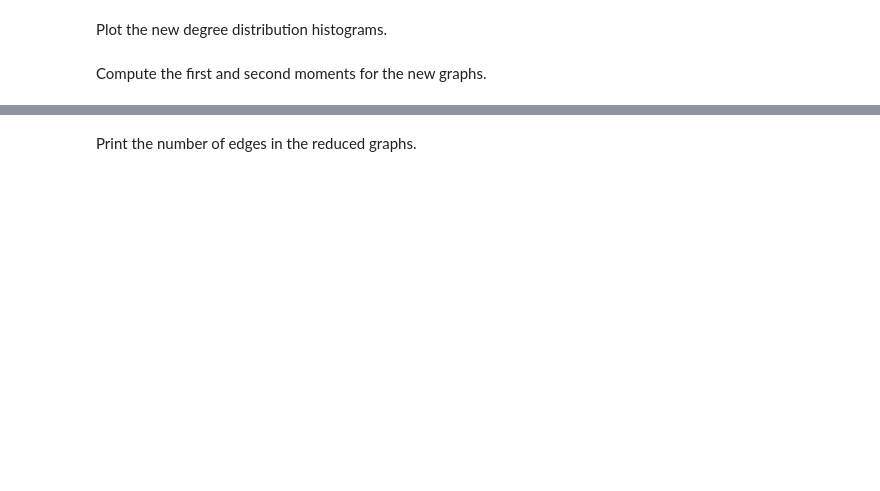
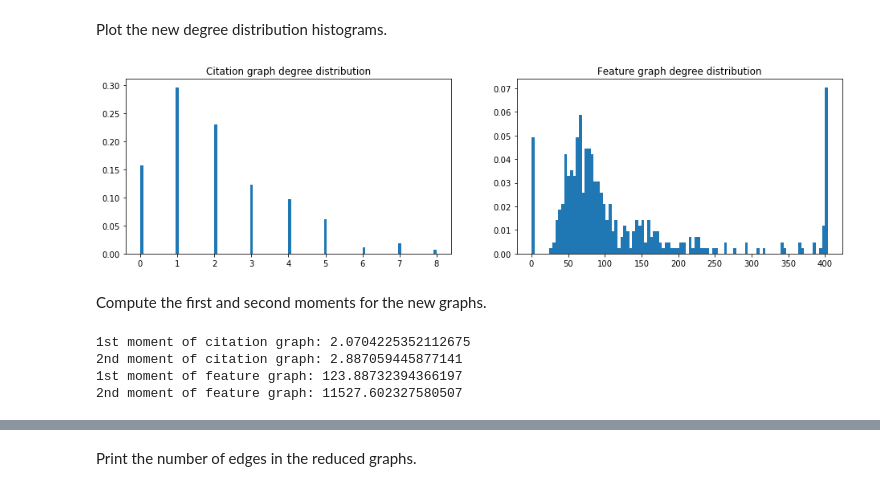
Before and after one commit to raphaelreis/ntds_2019, a Jupyter notebook: assignments/1_network_science.ipynb, the cells around one changed output, grey strips where cells are left out. Saved outputs shown, nothing was run; the diff lists cells and outputs as text; code cells hidden in the pictures; blank space fills up the shorter version.

```diff
--- a/assignments/1_network_science.ipynb
+++ b/assignments/1_network_science.ipynb
@@ -174,6 +215,6 @@ print(f"Number of edges in the citation graph: {num_edges_citation}")
 # %% [markdown]
 Plot the degree distribution histogram for each of the graphs.
 # %%
-def get_degree_distribution(A_matrix):
+def get_degree_sequence(A_matrix):
     return pd.DataFrame(A_matrix).sum()
 # %%
@@ -252,19 +326,37 @@ axes[1, 1].spy(reduced_A_citation);
 # %% [markdown]
 Plot the new degree distribution histograms.
 # %%
-reduced_degrees_feat = get_degree_distribution(reduced_A_feature)
-reduced_degrees_cit = get_degree_distribution(reduced_A_citation)
+reduced_degrees_feat = get_degree_sequence(reduced_A_feature)
+reduced_degrees_cit = get_degree_sequence(reduced_A_citation)
 
 deg_hist_normalization = np.ones(reduced_degrees_feat.shape[0])/reduced_degrees_feat.shape[0]
 
 
 fig, axes = plt.subplots(1, 2, figsize=(16, 4))
 axes[0].set_title('Citation graph degree distribution')
-axes[0].hist(reduced_degrees_cit, weights=deg_hist_normalization);
+axes[0].hist(reduced_degrees_cit, weights=deg_hist_normalization, bins=100);
 axes[1].set_title('Feature graph degree distribution')
-axes[1].hist(reduced_degrees_feat, weights=deg_hist_normalization);
+axes[1].hist(reduced_degrees_feat, weights=deg_hist_normalization, bins=100);
+# %% [output]
+[figure, added]
 # %% [markdown]
 Compute the first and second moments for the new graphs.
+# %%
+cit_mean = np.mean(reduced_degrees_cit)
+cit_var = np.var(reduced_degrees_cit)
+
+feat_mean = np.mean(reduced_degrees_feat)
+feat_var = np.var(reduced_degrees_feat)
+
+print(f"1st moment of citation graph: {cit_mean}")
+print(f"2nd moment of citation graph: {cit_var}")
+print(f"1st moment of feature graph: {feat_mean}")
+print(f"2nd moment of feature graph: {feat_var}")
+# %% [output]
+1st moment of citation graph: 2.0704225352112675
+2nd moment of citation graph: 2.887059445877141
+1st moment of feature graph: 123.88732394366197
+2nd moment of feature graph: 11527.602327580507
 # %%
 reduced_cit_moment_1 = compute_moment(reduced_degrees_cit, 1)
 reduced_cit_moment_2 = compute_moment(reduced_degrees_cit, 2)
```
Also changed, not shown: parts of 90 cells of this notebook.
